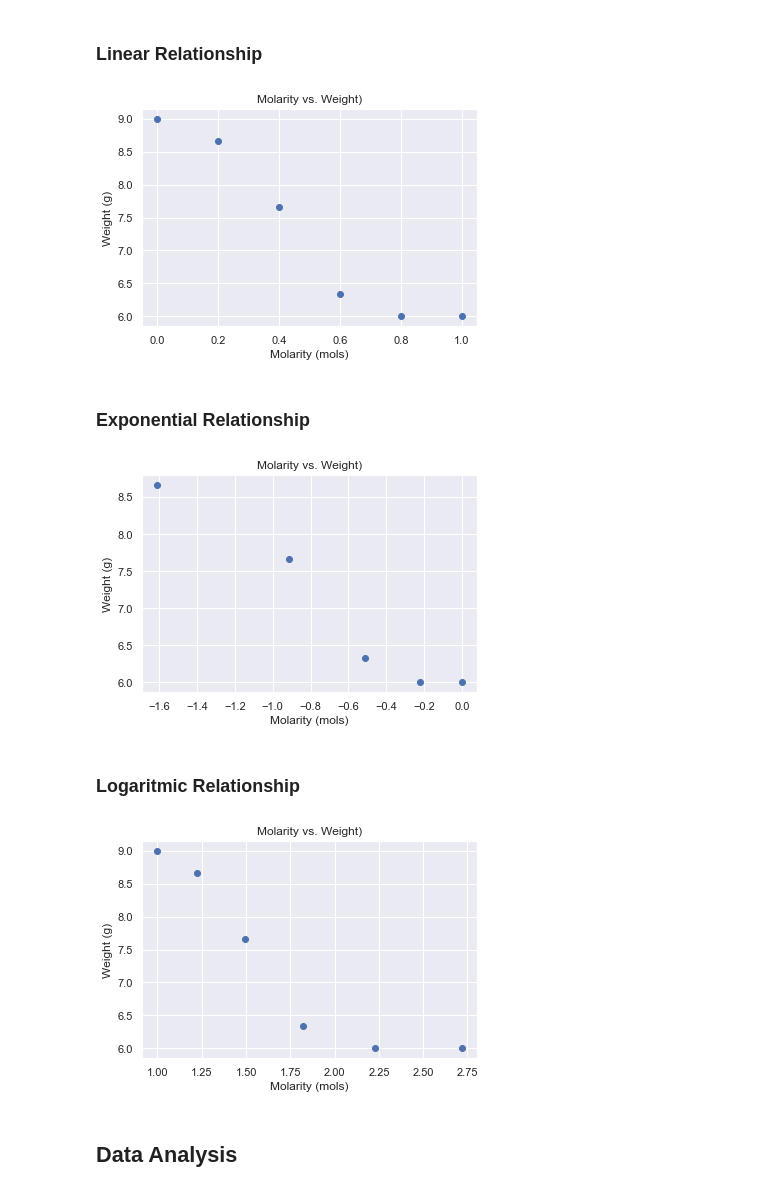
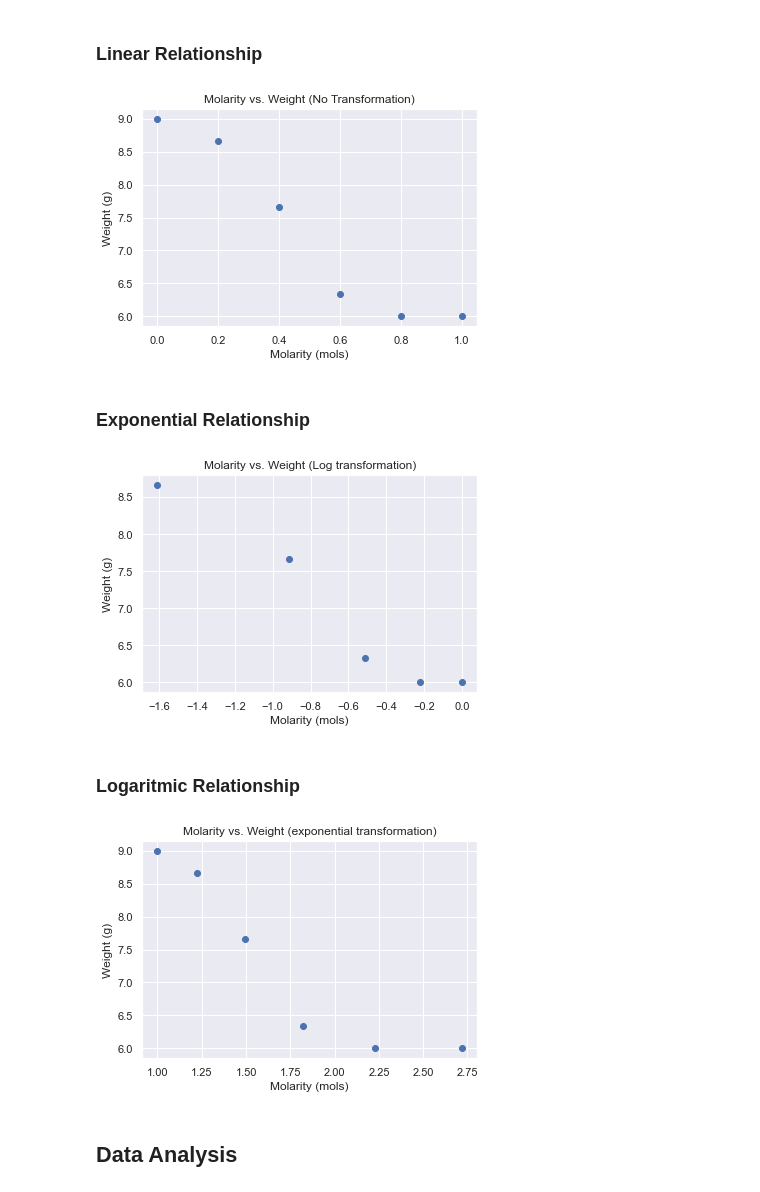
Before and after one commit to pranavnt/PotatoMolarityLab, a Jupyter notebook: modeling.ipynb, the cells around one changed output. Drawn from its saved outputs; the diff is of its cells as text; code cells hidden in the pictures.

Commit message:
updated graph titles

```diff
--- a/modeling.ipynb
+++ b/modeling.ipynb
@@ -33,32 +33,32 @@ y = np.mean(np.array(y),axis=0)
 ### Linear Relationship
 # %%
 plt.scatter(X,y)
-plt.title('Molarity vs. Weight)')
+plt.title('Molarity vs. Weight (No Transformation)')
 plt.xlabel('Molarity (mols)')
 plt.ylabel('Weight (g)')
 plt.show()
 # %% [output]
-[figure, old version]
+[figure, new version]
 # %% [markdown]
 ### Exponential Relationship
 # %%
 plt.scatter(np.log(X),y)
-plt.title('Molarity vs. Weight)')
+plt.title('Molarity vs. Weight (Log transformation)')
 plt.xlabel('Molarity (mols)')
 plt.ylabel('Weight (g)')
 plt.show()
 # %% [output]
-[figure, old version]
+[figure, new version]
 # %% [markdown]
 ### Logaritmic Relationship
 # %%
 plt.scatter(np.exp(X),y)
-plt.title('Molarity vs. Weight)')
+plt.title('Molarity vs. Weight (exponential transformation)')
 plt.xlabel('Molarity (mols)')
 plt.ylabel('Weight (g)')
 plt.show()
 # %% [output]
-[figure, old version]
+[figure, new version]
 # %% [markdown]
 ## Data Analysis
 # %%
```
Also changed, not shown: 1 other file.
